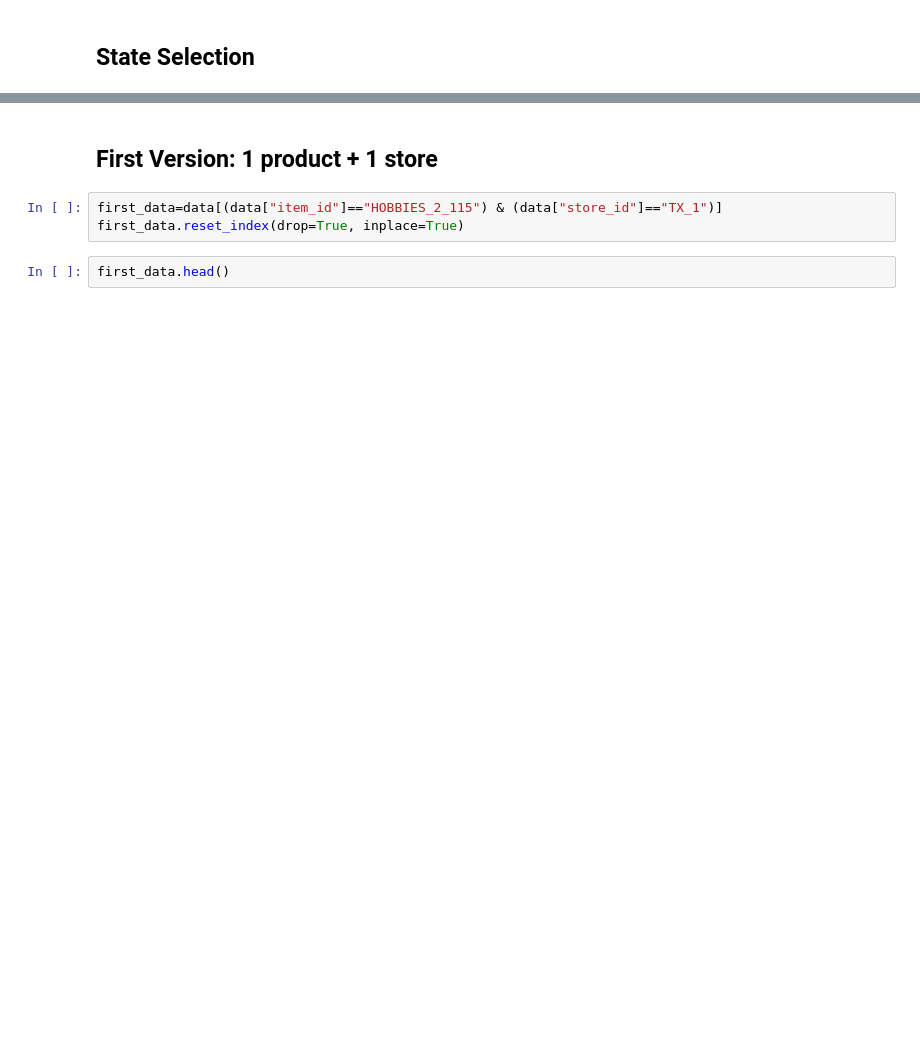
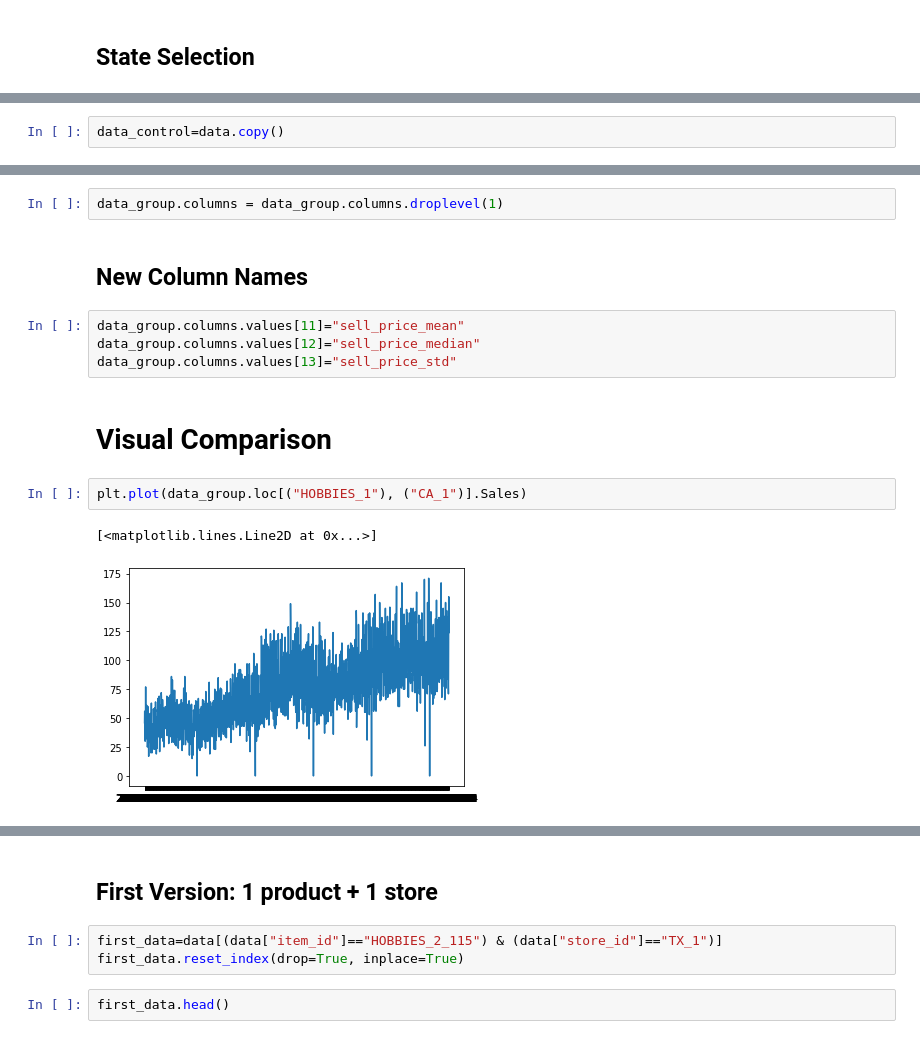
Before and after one commit to mbahadir/Research, a Jupyter notebook: Models/M5 Dataset.ipynb, the cells around one changed output, grey strips where cells are left out. Cells and saved outputs as stored; diff of their text form; blank space fills up the shorter version.

```diff
--- a/Models/M5 Dataset.ipynb
+++ b/Models/M5 Dataset.ipynb
@@ -291,0 +294,2 @@ Name: store_id, dtype: int64
+# %%
+data_control=data.copy()
@@ -291,0 +338,15 @@ Name: store_id, dtype: int64
+# %%
+data_group.columns = data_group.columns.droplevel(1)
+# %% [markdown]
+## New Column Names
+# %%
+data_group.columns.values[11]="sell_price_mean"
+data_group.columns.values[12]="sell_price_median"
+data_group.columns.values[13]="sell_price_std"
+# %% [markdown]
+# Visual Comparison
+# %%
+plt.plot(data_group.loc[("HOBBIES_1"), ("CA_1")].Sales)
+# %% [output]
+[<matplotlib.lines.Line2D at 0x...>]
+[figure, added]
```
Also changed, not shown: parts of 39 cells of this notebook, 1 other file.
